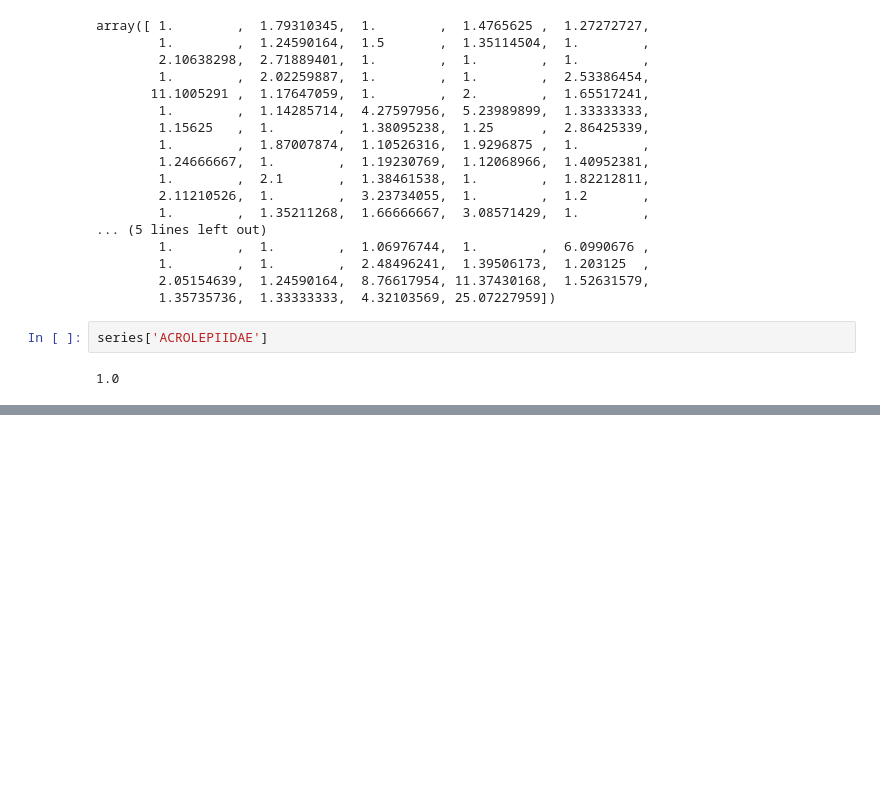
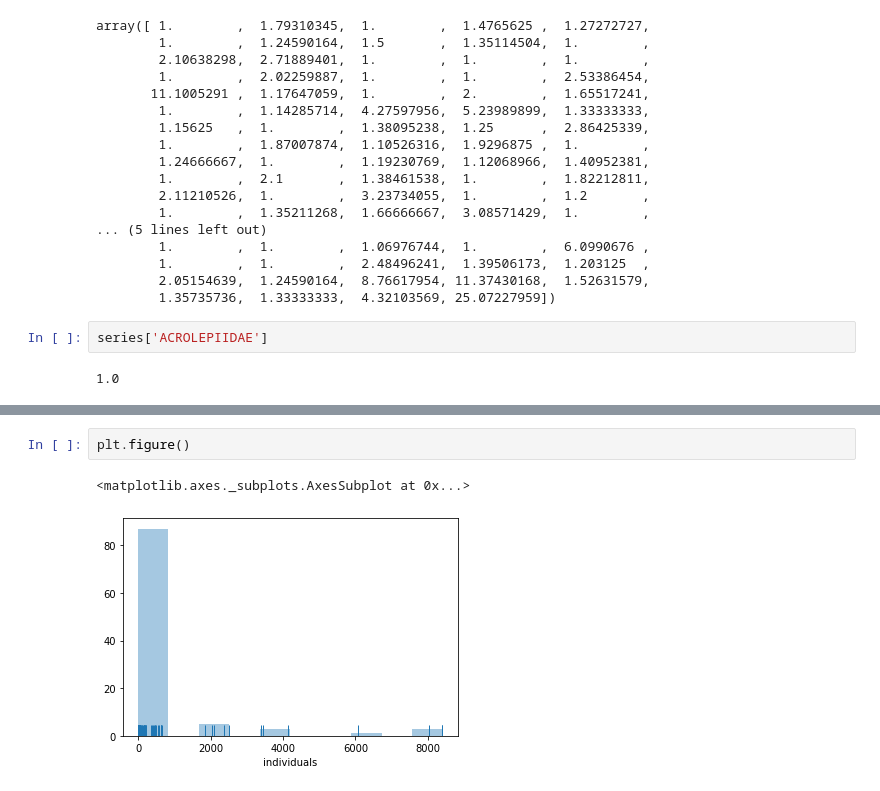
Before and after one commit to ptizei/MiscAnalyses, a Jupyter notebook: InsectTrap.ipynb, the cells around one changed output, grey strips where cells are left out. Saved outputs shown, nothing was run; the diff lists cells and outputs as text; blank space fills up the shorter version.

```diff
--- a/InsectTrap.ipynb
+++ b/InsectTrap.ipynb
@@ -81,0 +156,5 @@ KeyError: 'order,family'
+# %%
+plt.figure()
+# %% [output]
+<matplotlib.axes._subplots.AxesSubplot at 0x...>
+[figure, added]
```
Also changed, not shown: parts of 10 cells of this notebook.
